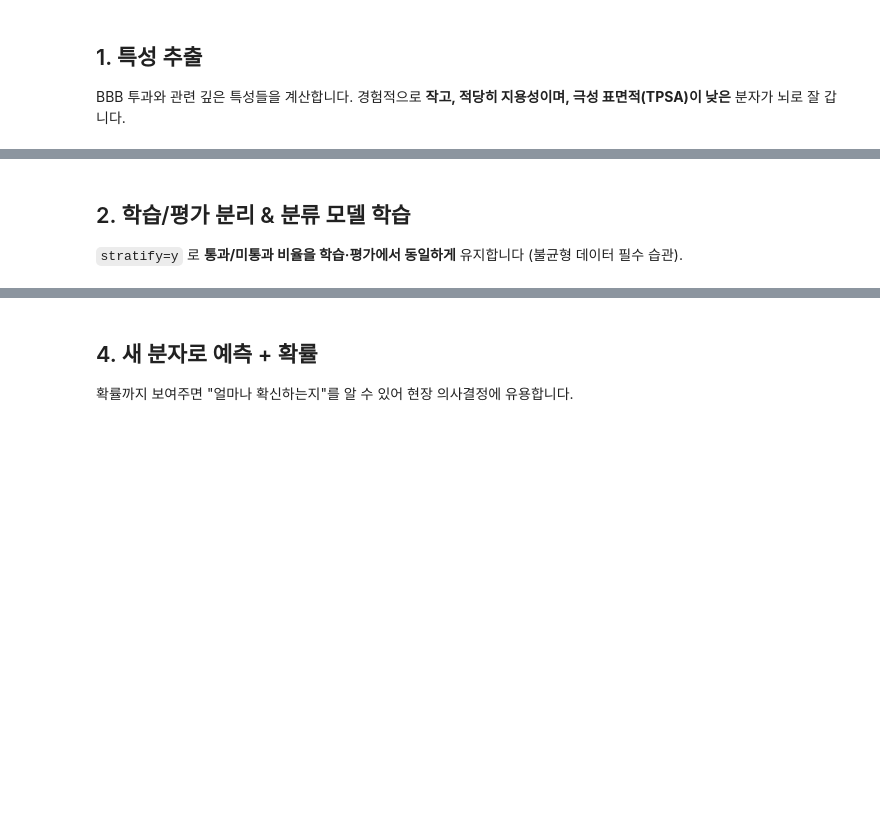
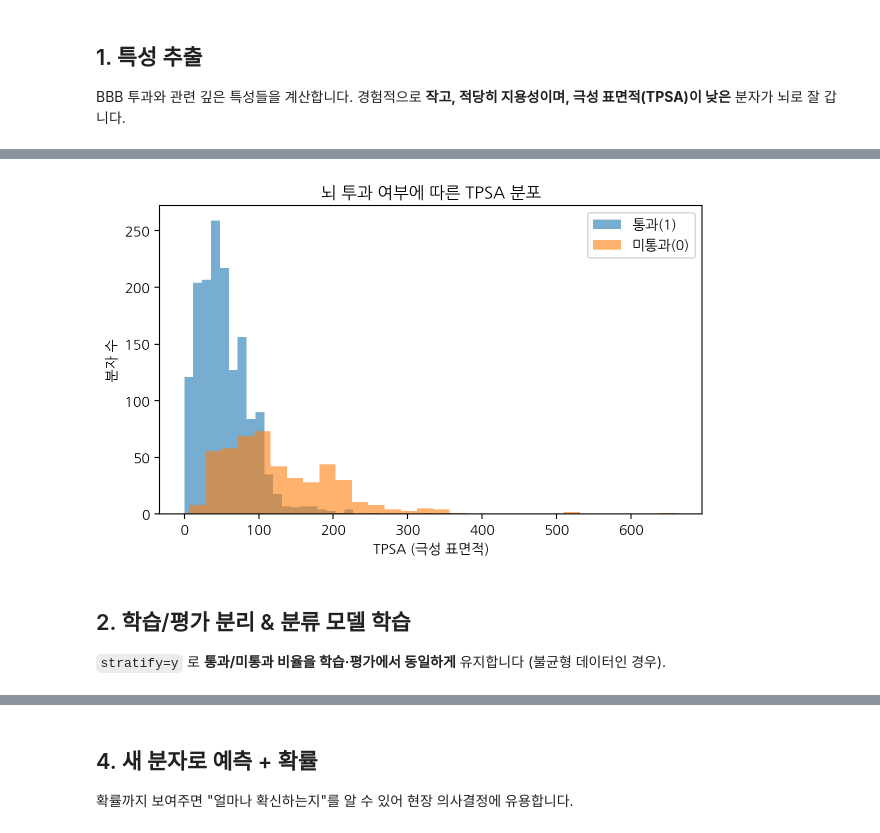
Before and after one commit to StillWork/BioAI, a Jupyter notebook: 03_분류_BBB투과예측.ipynb, the cells around one changed output, grey strips where cells are left out. Drawn from its saved outputs; the diff is of its cells as text; code cells hidden in the pictures; blank space fills up the shorter version.

Commit message:
Colab을 통해 생성됨

```diff
--- a/03_분류_BBB투과예측.ipynb
+++ b/03_분류_BBB투과예측.ipynb
@@ -49,14 +103,28 @@ X.head()
 # %%
+# colab 한글 폰트 설치
+
+!apt-get install -y fonts-nanum -q 2>/dev/null
+
+import matplotlib
+import matplotlib.font_manager as fm
+fm.fontManager.addfont('/usr/share/fonts/truetype/nanum/NanumGothic.ttf')
+matplotlib.rcParams['font.family'] = 'NanumGothic'
+matplotlib.rcParams['axes.unicode_minus'] = False
+
+%config InlineBackend.figure_format = 'retina'
+
 # 통과/미통과 그룹의 TPSA 분포 비교 (통과 분자는 TPSA가 낮음을 눈으로 확인)
 import matplotlib.pyplot as plt
 plt.figure(figsize=(7,4))
 plt.hist(data[data.p_np==1]["TPSA"], bins=30, alpha=0.6, label="통과(1)")
 plt.hist(data[data.p_np==0]["TPSA"], bins=30, alpha=0.6, label="미통과(0)")
 plt.xlabel("TPSA (극성 표면적)"); plt.ylabel("분자 수")
 plt.legend(); plt.title("뇌 투과 여부에 따른 TPSA 분포"); plt.show()
+# %% [output]
+[figure, added]
 # %% [markdown]
 ## 2. 학습/평가 분리 & 분류 모델 학습
-`stratify=y` 로 **통과/미통과 비율을 학습·평가에서 동일하게** 유지합니다 (불균형 데이터 필수 습관).
+`stratify=y` 로 **통과/미통과 비율을 학습·평가에서 동일하게** 유지합니다 (불균형 데이터인 경우).
 # %%
 from sklearn.model_selection import train_test_split
 from sklearn.ensemble import RandomForestClassifier
```
Also changed, not shown: parts of 8 cells of this notebook.
